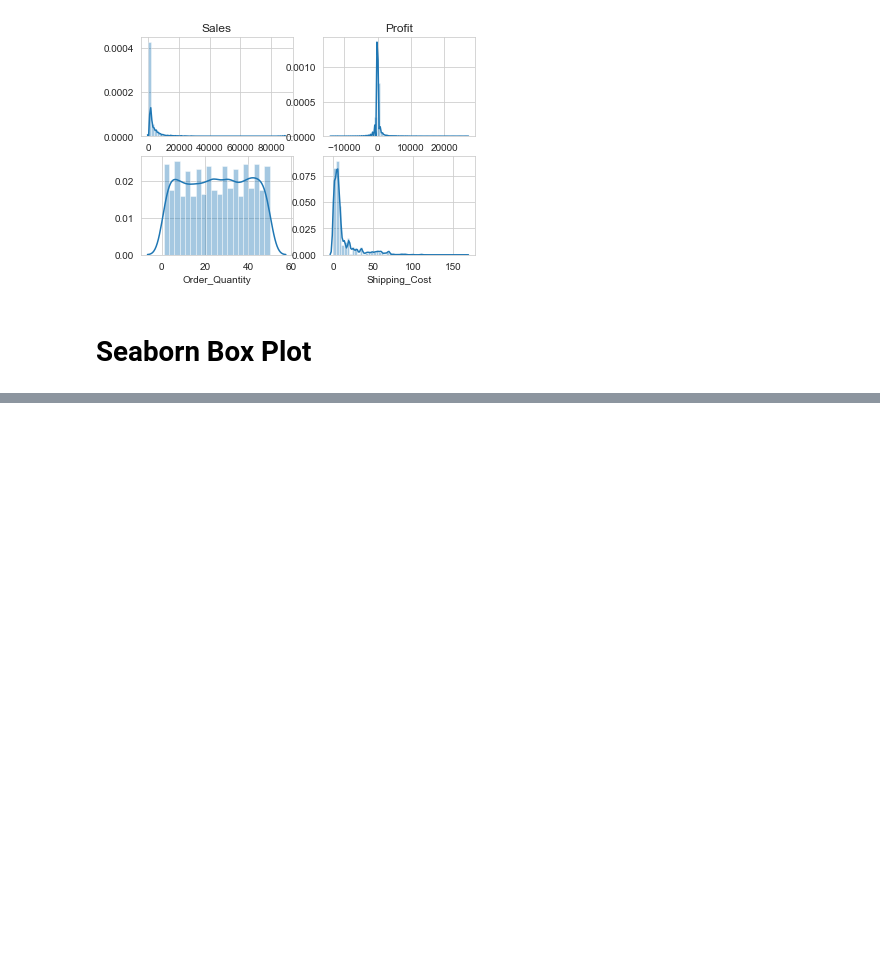
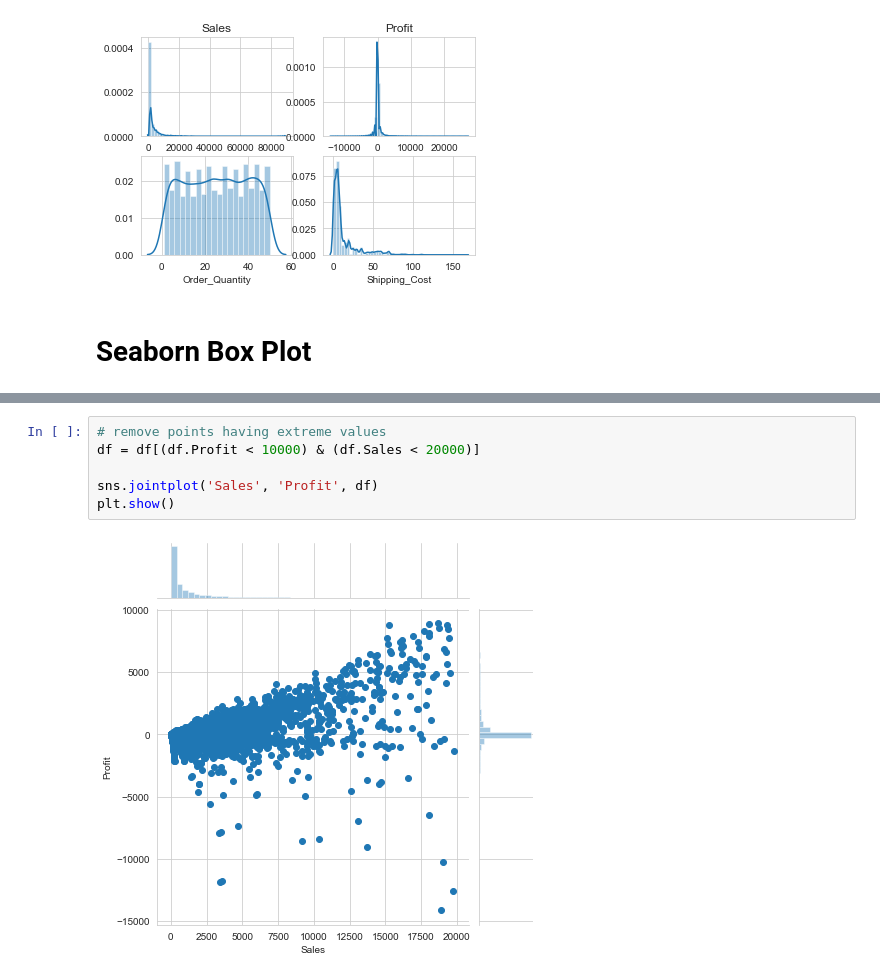
Before and after one commit to ArafatSabbir/Machine-Learning-with-Python-and-R, a Jupyter notebook: Data Visualization Seaborn.ipynb, the cells around one changed output, grey strips where cells are left out. Saved outputs shown, nothing was run; the diff lists cells and outputs as text; blank space fills up the shorter version.

```diff
--- a/Data Visualization Seaborn.ipynb
+++ b/Data Visualization Seaborn.ipynb
@@ -57,0 +85,8 @@ plt.show()
+# %%
+# remove points having extreme values
+df = df[(df.Profit < 10000) & (df.Sales < 20000)]
+
+sns.jointplot('Sales', 'Profit', df)
+plt.show()
+# %% [output]
+[figure, added]
```
Also changed, not shown: parts of 4 cells of this notebook.
